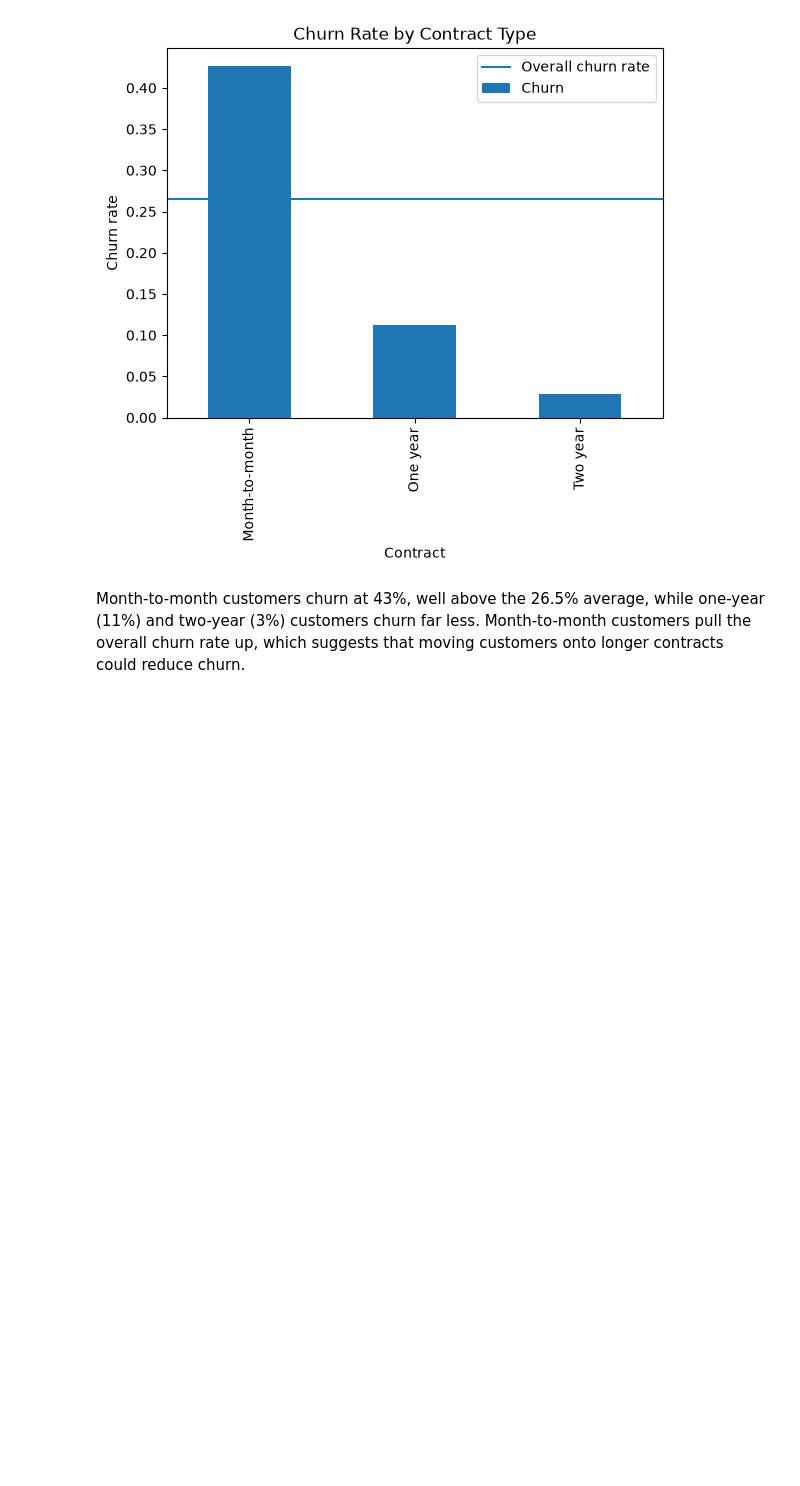
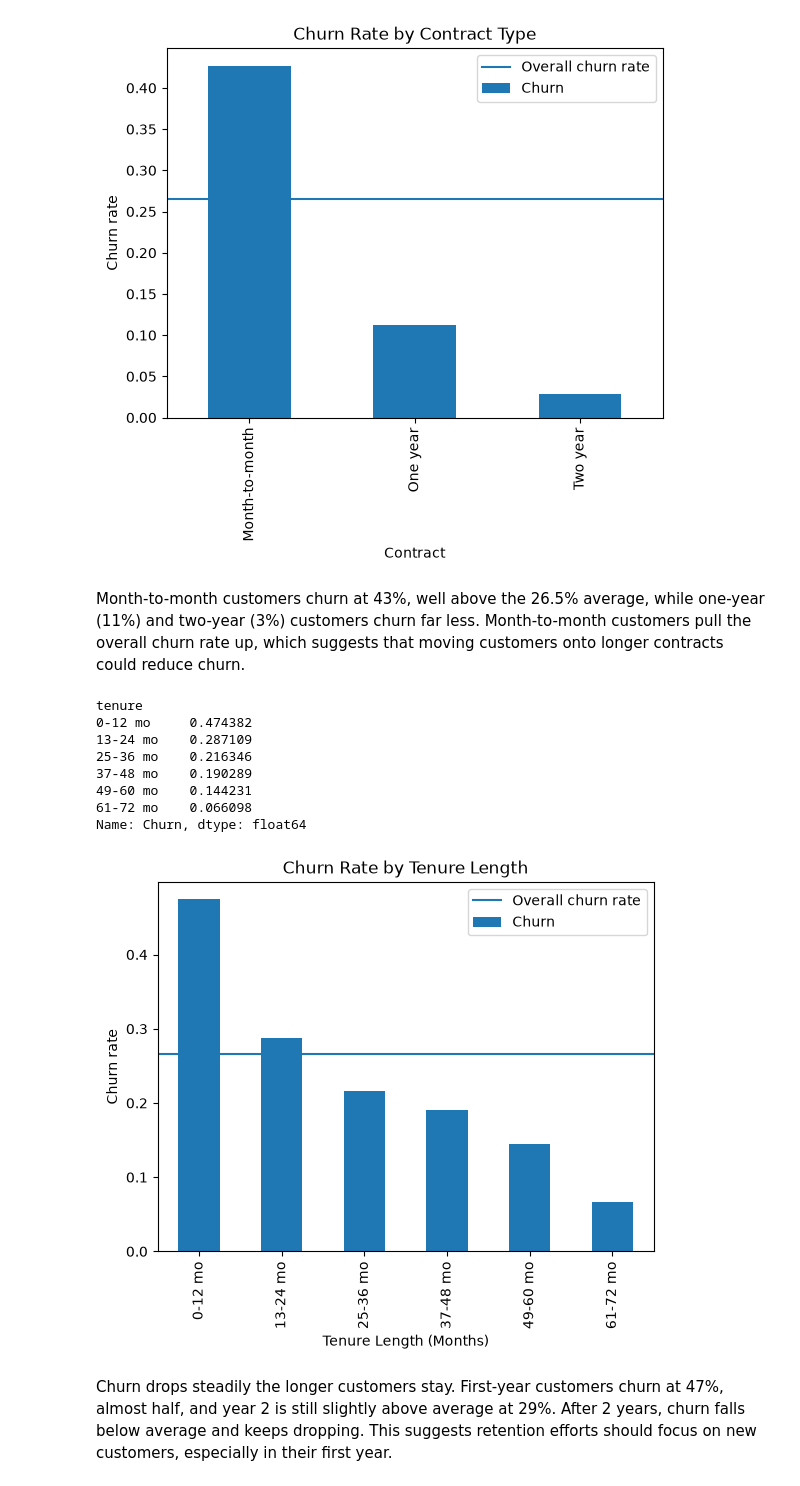
Before and after one commit to roshanshah570/customer-churn-prediction, a Jupyter notebook: churn-model.ipynb, the cells around one changed output. Saved outputs shown, nothing was run; the diff lists cells and outputs as text; code cells hidden in the pictures; blank space fills up the shorter version.

```diff
--- a/churn-model.ipynb
+++ b/churn-model.ipynb
@@ -153,3 +153,33 @@ Name: Churn, dtype: float64
 [figure]
 # %% [markdown]
 Month-to-month customers churn at 43%, well above the 26.5% average, while one-year (11%) and two-year (3%) customers churn far less. Month-to-month customers pull the overall churn rate up, which suggests that moving customers onto longer contracts could reduce churn.
+# %%
+# Churn rate by tenuure length
+
+# Create tenure categories by length
+edges = np.linspace(0, 72, 7)
+labels = ["0-12 mo", "13-24 mo", "25-36 mo", "37-48 mo", "49-60 mo", "61-72 mo"]
+tenure_year = pd.cut(customers["tenure"], bins=edges, labels=labels, include_lowest=True)
+tenure_churn = customers.groupby(tenure_year)["Churn"].mean()
+print(tenure_churn)
+
+# Plotting churn rate by tenure length
+tenure_churn.plot(kind="bar")
+plt.axhline(customers["Churn"].mean(), label="Overall churn rate")
+plt.xlabel("Tenure Length (Months)")
+plt.ylabel("Churn rate")
+plt.title("Churn Rate by Tenure Length")
+plt.legend()
+plt.show()
+# %% [output]
+tenure
+0-12 mo     0.474382
+13-24 mo    0.287109
+25-36 mo    0.216346
+37-48 mo    0.190289
+49-60 mo    0.144231
+61-72 mo    0.066098
+Name: Churn, dtype: float64
+[figure, added]
+# %% [markdown]
+Churn drops steadily the longer customers stay. First-year customers churn at 47%, almost half, and year 2 is still slightly above average at 29%. After 2 years, churn falls below average and keeps dropping. This suggests retention efforts should focus on new customers, especially in their first year.
```
Also changed, not shown: parts of 10 cells of this notebook.
